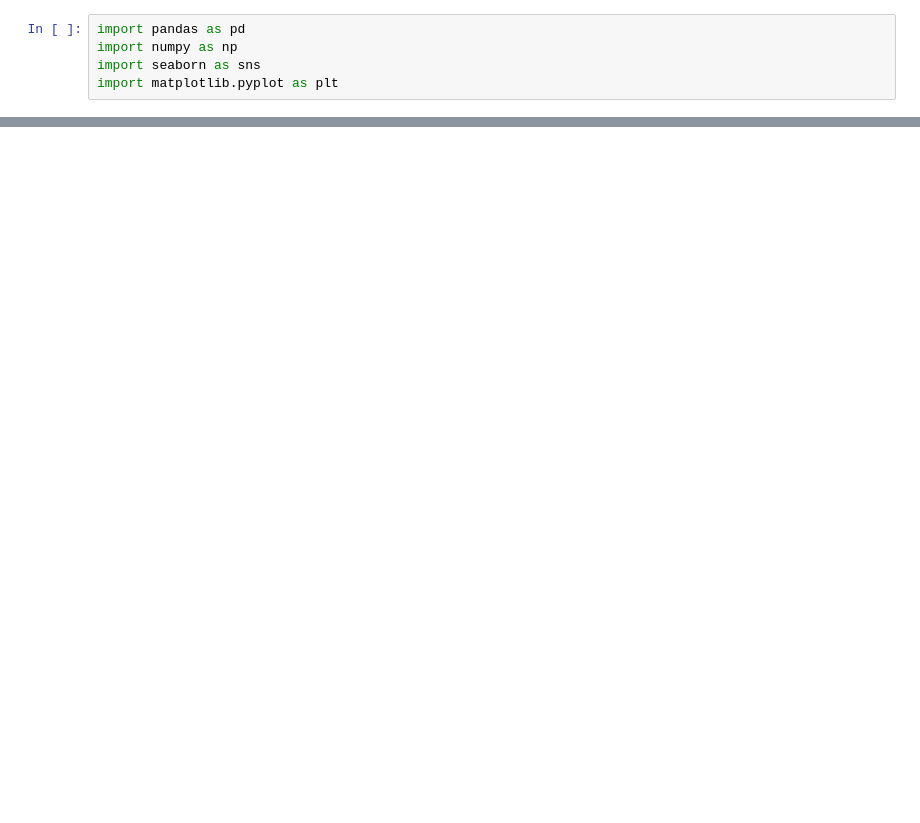
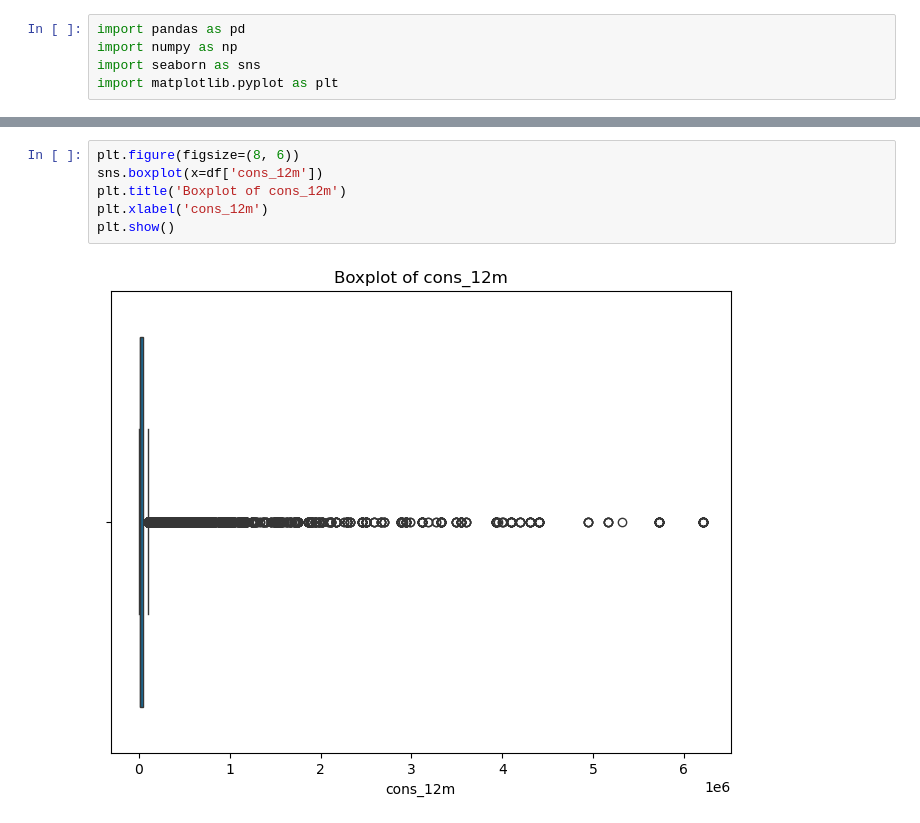
Before and after one commit to RichelCode/BCG-Virtual-Internship, a Jupyter notebook: Richel_Virtual_internship.ipynb, the cells around one changed output, grey strips where cells are left out. Drawn from its saved outputs; the diff is of its cells as text; blank space fills up the shorter version.

```diff
--- a/Richel_Virtual_internship.ipynb
+++ b/Richel_Virtual_internship.ipynb
@@ -30,0 +115,8 @@ client_da
+# %%
+plt.figure(figsize=(8, 6))
+sns.boxplot(x=df['cons_12m'])
+plt.title('Boxplot of cons_12m')
+plt.xlabel('cons_12m')
+plt.show()
+# %% [output]
+[figure, added]
```
Also changed, not shown: parts of 28 cells of this notebook.
